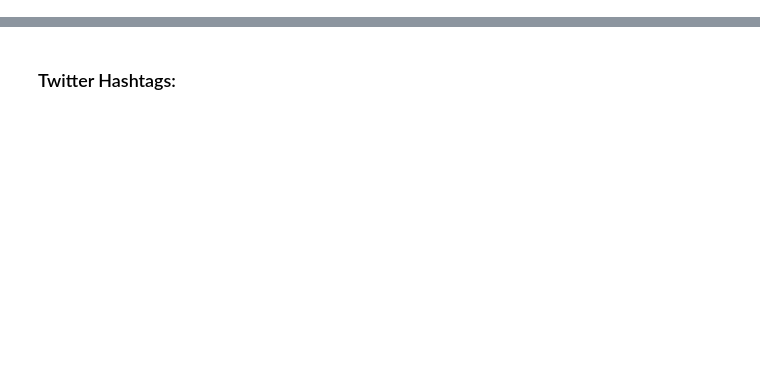
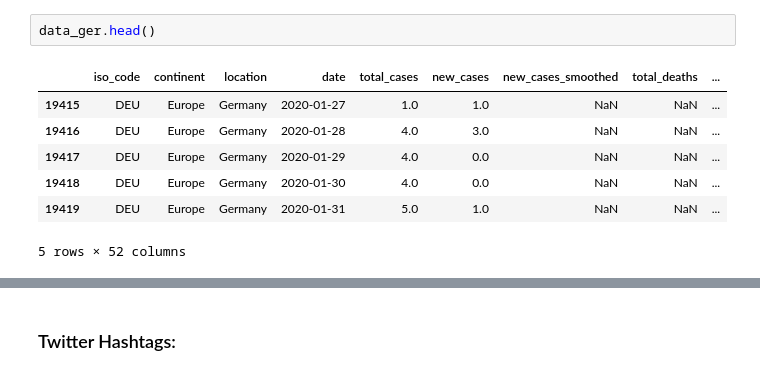
Before and after one commit to huestisk/covid-twitter, a Jupyter notebook: report.ipynb, the cells around one changed output, grey strips where cells are left out. Drawn from its saved outputs; the diff is of its cells as text; blank space fills up the shorter version.

```diff
--- a/report.ipynb
+++ b/report.ipynb
@@ -6,0 +44,10 @@ This analysis could easily be expanded for other countries and their politicians
+# %%
+data_ger.head()
+# %% [output]
+|  | iso_code | continent | location | date | total_cases | new_cases | new_cases_smoothed | total_deaths | ... |
+| 19415 | DEU | Europe | Germany | 2020-01-27 | 1.0 | 1.0 | NaN | NaN | ... |
+| 19416 | DEU | Europe | Germany | 2020-01-28 | 4.0 | 3.0 | NaN | NaN | ... |
+| 19417 | DEU | Europe | Germany | 2020-01-29 | 4.0 | 0.0 | NaN | NaN | ... |
+| 19418 | DEU | Europe | Germany | 2020-01-30 | 4.0 | 0.0 | NaN | NaN | ... |
+| 19419 | DEU | Europe | Germany | 2020-01-31 | 5.0 | 1.0 | NaN | NaN | ... |
+5 rows × 52 columns
```
Also changed, not shown: parts of 21 cells of this notebook, 5 other files.
